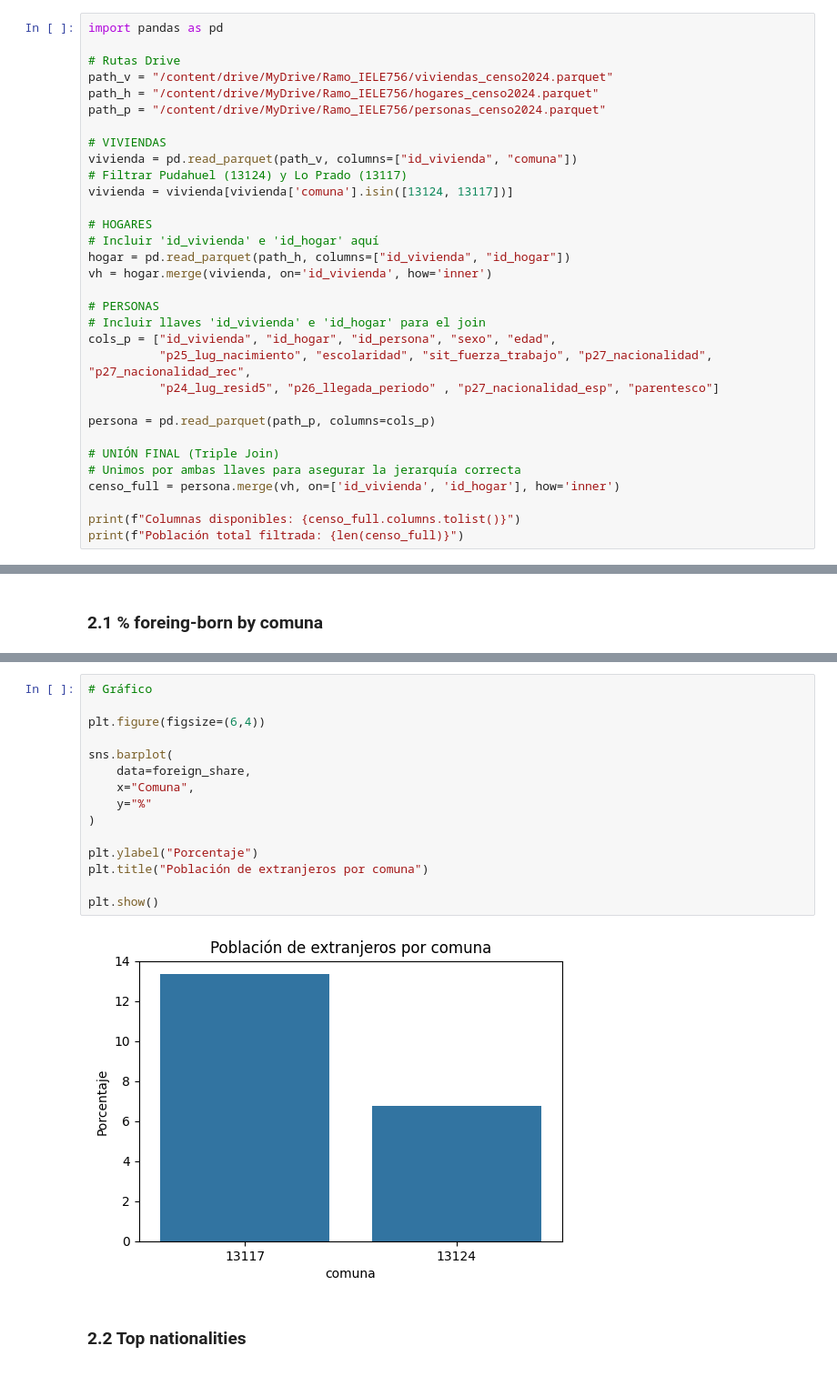
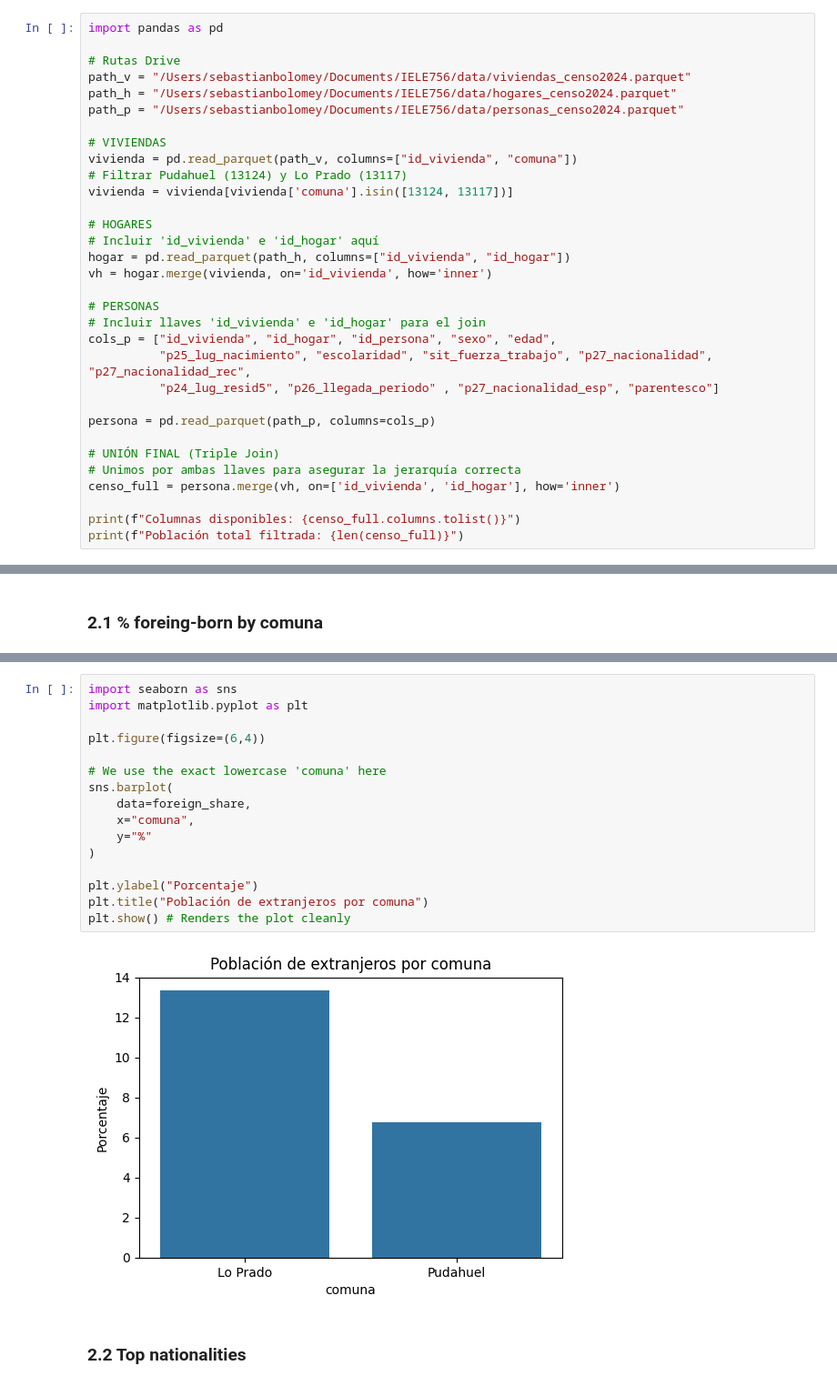
Before and after one commit to sbolomey/IELE756-Group-7-REPO, a Jupyter notebook: notebooks/IELE756_Tarea1_Grupo7 .ipynb, the cells around one changed output, grey strips where cells are left out. Shown at 91% size. Saved outputs shown, nothing was run; the diff lists cells and outputs as text.

```diff
--- a/notebooks/IELE756_Tarea1_Grupo7 .ipynb
+++ b/notebooks/IELE756_Tarea1_Grupo7 .ipynb
@@ -17,9 +12,9 @@ Mounted at /content/drive
 import pandas as pd
 
 # Rutas Drive
-path_v = "/content/drive/MyDrive/Ramo_IELE756/viviendas_censo2024.parquet"
-path_h = "/content/drive/MyDrive/Ramo_IELE756/hogares_censo2024.parquet"
-path_p = "/content/drive/MyDrive/Ramo_IELE756/personas_censo2024.parquet"
+path_v = "/Users/sebastianbolomey/Documents/IELE756/data/viviendas_censo2024.parquet"
+path_h = "/Users/sebastianbolomey/Documents/IELE756/data/hogares_censo2024.parquet"
+path_p = "/Users/sebastianbolomey/Documents/IELE756/data/personas_censo2024.parquet"
 
 # VIVIENDAS
 vivienda = pd.read_parquet(path_v, columns=["id_vivienda", "comuna"])
@@ -363,22 +356,23 @@ Try using .loc[row_indexer,col_indexer] = value instead
 See the caveats in the documentation: https://pandas.pydata.org/pandas-docs/stable/user_guide/indexing.html#returning-a-view-versus-a-copy
   mig["extranjeros"] = mig["p27_nacionalidad_rec"] == 2
 # %%
-# Gráfico
+import seaborn as sns
+import matplotlib.pyplot as plt
 
 plt.figure(figsize=(6,4))
 
+# We use the exact lowercase 'comuna' here
 sns.barplot(
     data=foreign_share,
-    x="Comuna",
+    x="comuna",
     y="%"
 )
 
 plt.ylabel("Porcentaje")
 plt.title("Población de extranjeros por comuna")
-
-plt.show()
+plt.show() # Renders the plot cleanly
 # %% [output]
-[figure, old version]
+[figure, new version]
 # %% [markdown]
 ### 2.2 Top nationalities
 # %%
```
Also changed, not shown: parts of 4 cells of this notebook.
